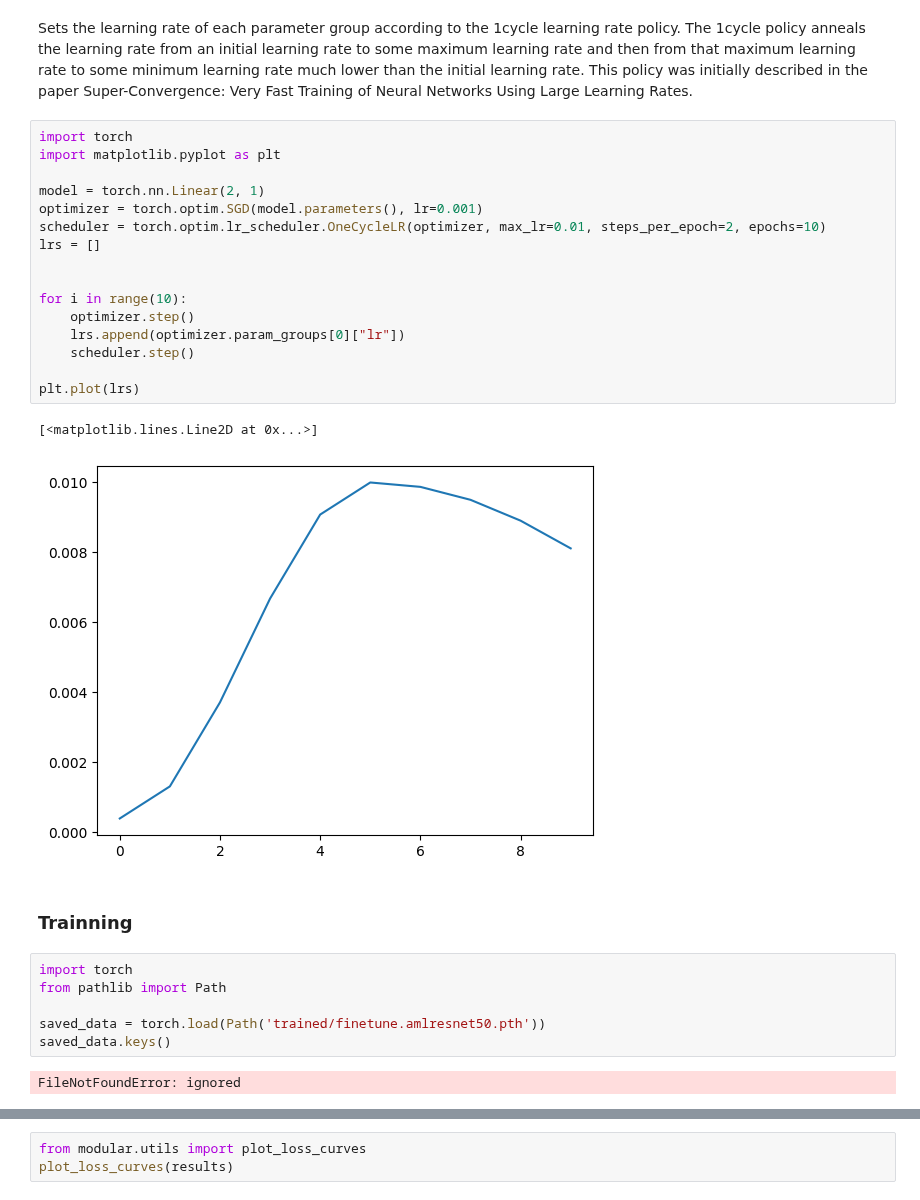
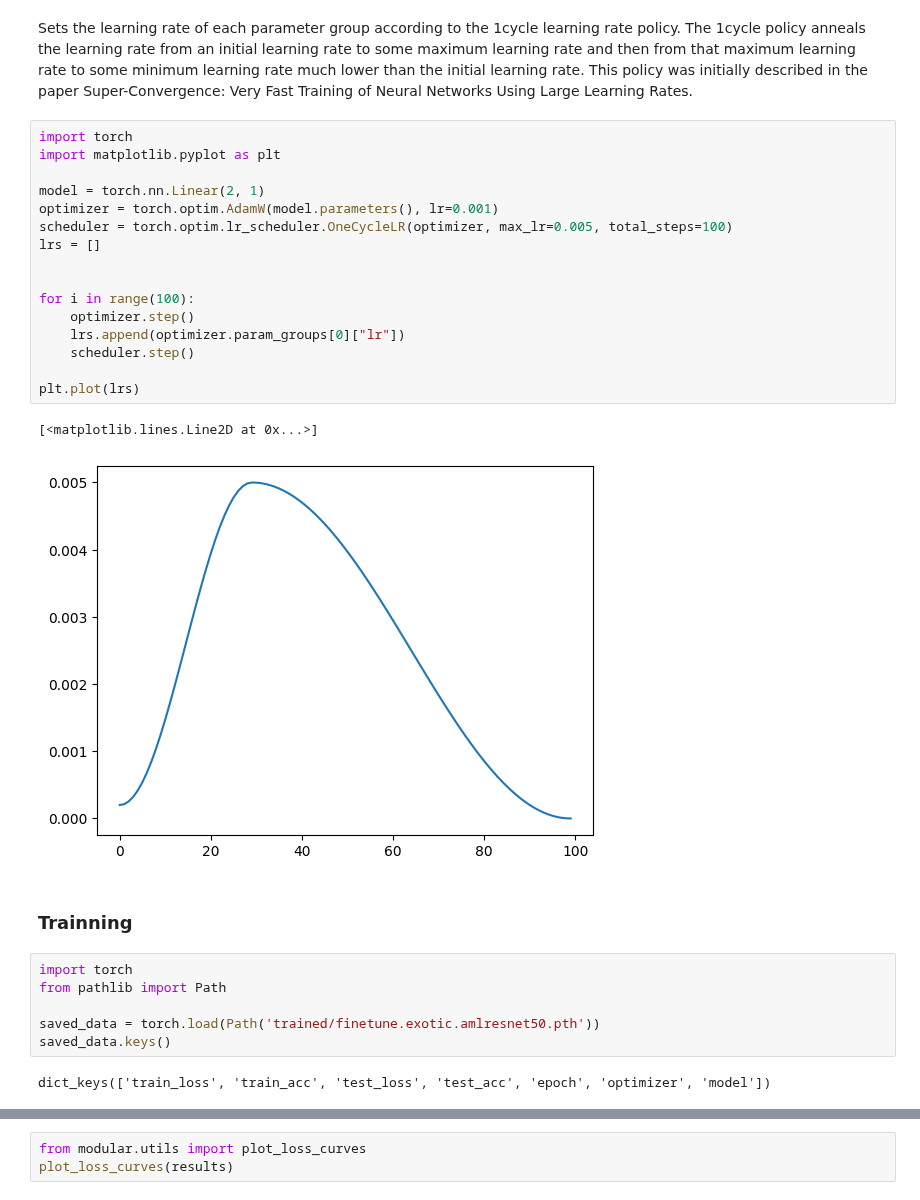
Before and after one commit to wilberquito/AMLProject, a Jupyter notebook: notebooks/exotic.Resnet50.ipynb, the cells around one changed output, grey strips where cells are left out. Saved outputs shown, nothing was run; the diff lists cells and outputs as text.

```diff
--- a/notebooks/exotic.Resnet50.ipynb
+++ b/notebooks/exotic.Resnet50.ipynb
@@ -259,32 +264,32 @@ Sets the learning rate of each parameter group according to the 1cycle learning
 # %%
 import torch
 import matplotlib.pyplot as plt
 
 model = torch.nn.Linear(2, 1)
-optimizer = torch.optim.SGD(model.parameters(), lr=0.001)
-scheduler = torch.optim.lr_scheduler.OneCycleLR(optimizer, max_lr=0.01, steps_per_epoch=2, epochs=10)
+optimizer = torch.optim.AdamW(model.parameters(), lr=0.001)
+scheduler = torch.optim.lr_scheduler.OneCycleLR(optimizer, max_lr=0.005, total_steps=100)
 lrs = []
 
 
-for i in range(10):
+for i in range(100):
     optimizer.step()
     lrs.append(optimizer.param_groups[0]["lr"])
     scheduler.step()
 
 plt.plot(lrs)
 # %% [output]
 [<matplotlib.lines.Line2D at 0x...>]
-[figure, old version]
+[figure, new version]
 # %% [markdown]
 ### Trainning
 # %%
 import torch
 from pathlib import Path
 
-saved_data = torch.load(Path('trained/finetune.amlresnet50.pth'))
+saved_data = torch.load(Path('trained/finetune.exotic.amlresnet50.pth'))
 saved_data.keys()
 # %% [output]
-FileNotFoundError: ignored
+dict_keys(['train_loss', 'train_acc', 'test_loss', 'test_acc', 'epoch', 'optimizer', 'model'])
 # %%
 import torch
 import modular.datasets as datasets
```
Also changed, not shown: parts of 4 cells of this notebook.
